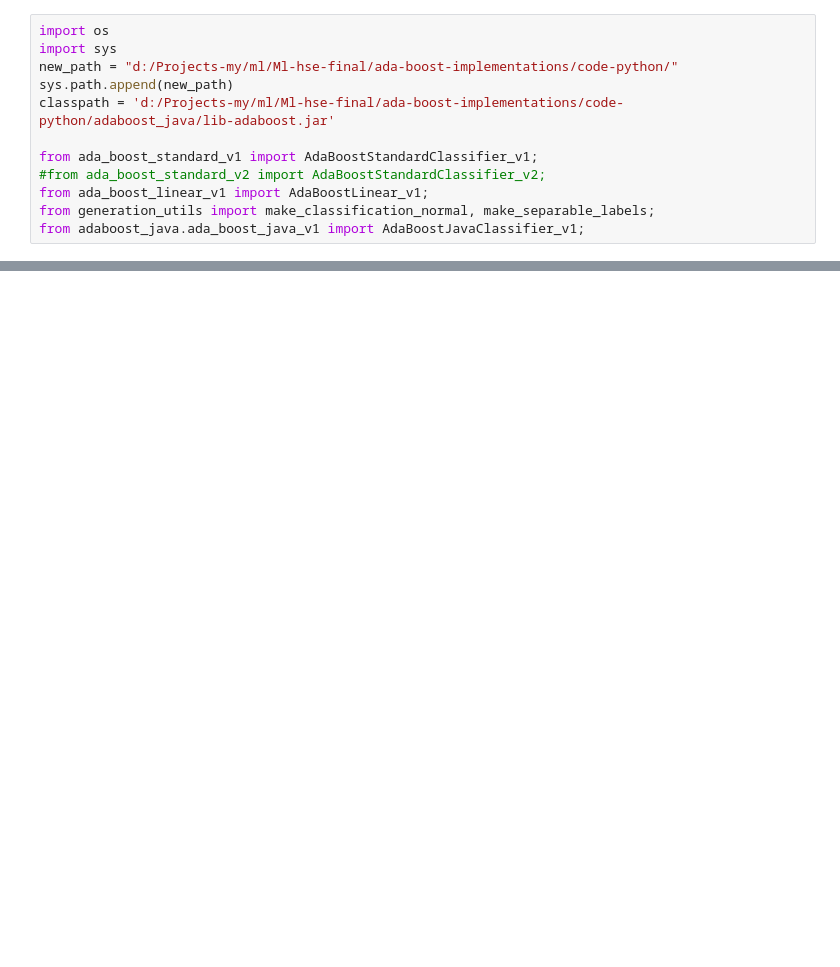
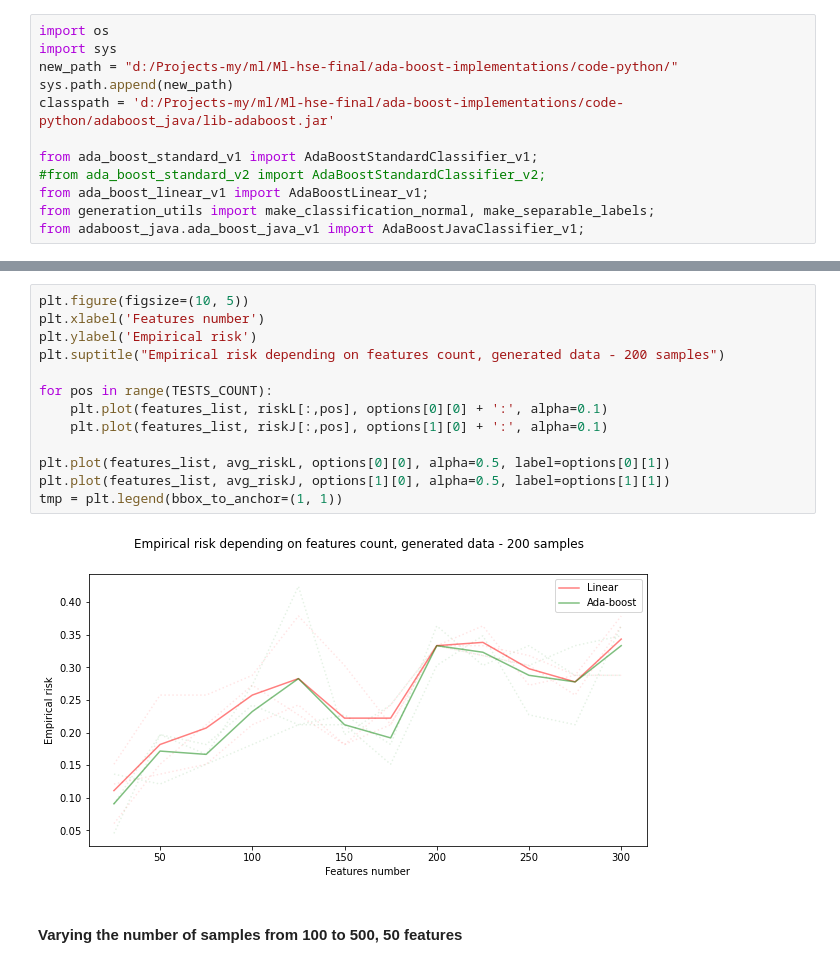
Before and after one commit to vkmbox/Ml-hse-final, a Jupyter notebook: ada-boost-implementations/code-python/notebooks/Geometric_Margin_Estimations.ipynb, the cells around one changed output, grey strips where cells are left out. Cells and saved outputs as stored; diff of their text form; blank space fills up the shorter version.

```diff
--- a/ada-boost-implementations/code-python/notebooks/Geometric_Margin_Estimations.ipynb
+++ b/ada-boost-implementations/code-python/notebooks/Geometric_Margin_Estimations.ipynb
@@ -32,0 +130,17 @@ def generate_data(n_samples=200, n_features=50,n_informative=20, n_redundant=20,
+# %%
+plt.figure(figsize=(10, 5))
+plt.xlabel('Features number')
+plt.ylabel('Empirical risk')
+plt.suptitle("Empirical risk depending on features count, generated data - 200 samples")
+
+for pos in range(TESTS_COUNT):
+    plt.plot(features_list, riskL[:,pos], options[0][0] + ':', alpha=0.1)
+    plt.plot(features_list, riskJ[:,pos], options[1][0] + ':', alpha=0.1)
+
+plt.plot(features_list, avg_riskL, options[0][0], alpha=0.5, label=options[0][1])
+plt.plot(features_list, avg_riskJ, options[1][0], alpha=0.5, label=options[1][1])
+tmp = plt.legend(bbox_to_anchor=(1, 1))
+# %% [output]
+[figure, added]
+# %% [markdown]
+#### Varying the number of samples from 100 to 500, 50 features
```
Also changed, not shown: parts of 14 cells of this notebook, 1 other file.
